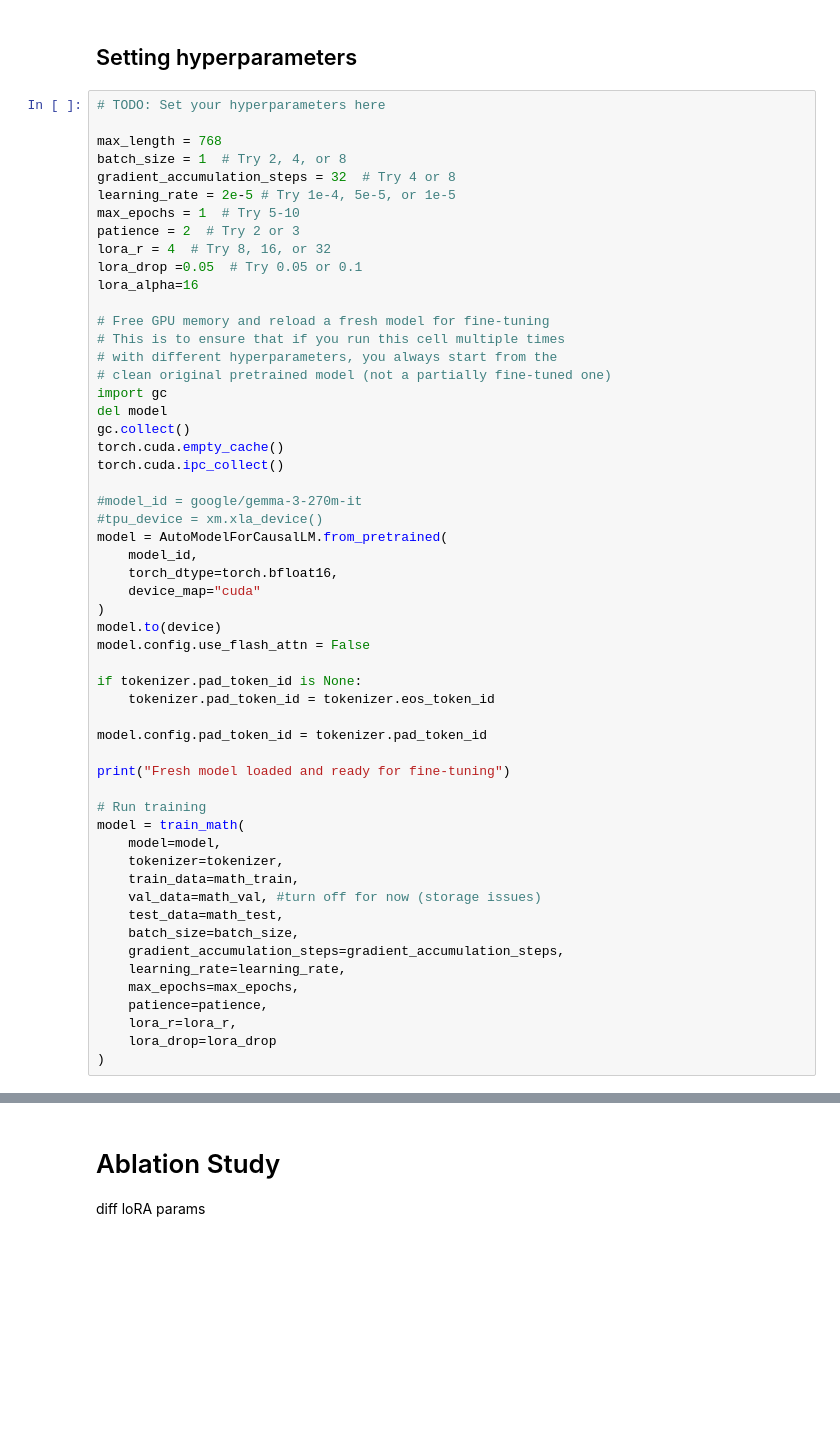
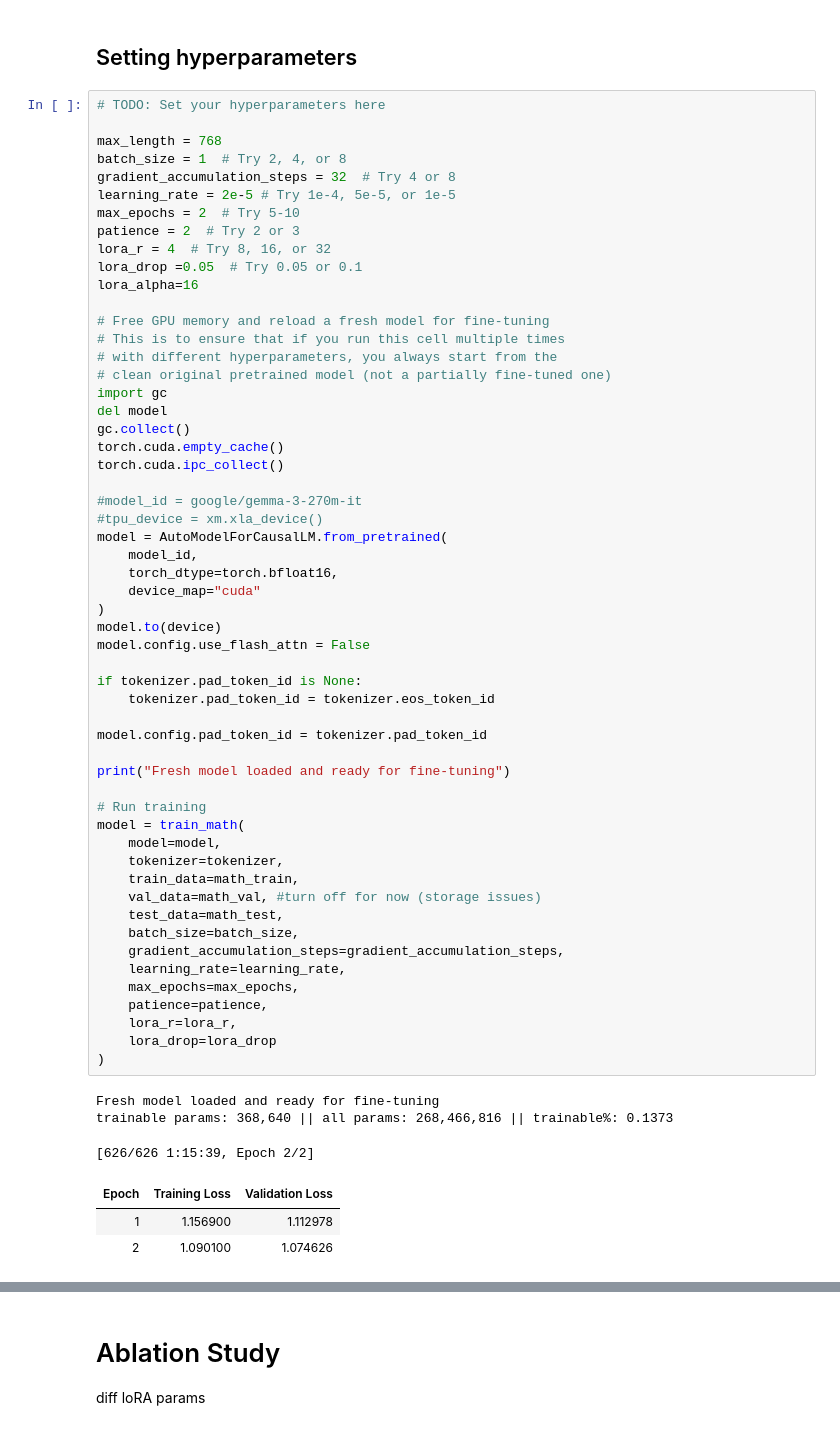
Before and after one commit to eva163x/gemma3-fine-tuning, a Jupyter notebook: Gemma3_v2.ipynb, the cells around one changed output, grey strips where cells are left out. Drawn from its saved outputs; the diff is of its cells as text; blank space fills up the shorter version.

Commit message:
fully trained model v1

```diff
--- a/Gemma3_v2.ipynb
+++ b/Gemma3_v2.ipynb
@@ -889,7 +1058,7 @@ max_length = 768
 batch_size = 1  # Try 2, 4, or 8
 gradient_accumulation_steps = 32  # Try 4 or 8
 learning_rate = 2e-5 # Try 1e-4, 5e-5, or 1e-5
-max_epochs = 1  # Try 5-10
+max_epochs = 2  # Try 5-10
 patience = 2  # Try 2 or 3
 lora_r = 4  # Try 8, 16, or 32
 lora_drop =0.05  # Try 0.05 or 0.1
@@ -910,30 +1079,37 @@ torch.cuda.ipc_collect()
 model = AutoModelForCausalLM.from_pretrained(
     model_id,
     torch_dtype=torch.bfloat16,
     device_map="cuda"
 )
 model.to(device)
 model.config.use_flash_attn = False
 
 if tokenizer.pad_token_id is None:
     tokenizer.pad_token_id = tokenizer.eos_token_id
 
 model.config.pad_token_id = tokenizer.pad_token_id
 
 print("Fresh model loaded and ready for fine-tuning")
 
 # Run training
 model = train_math(
     model=model,
     tokenizer=tokenizer,
     train_data=math_train,
     val_data=math_val, #turn off for now (storage issues)
     test_data=math_test,
     batch_size=batch_size,
     gradient_accumulation_steps=gradient_accumulation_steps,
     learning_rate=learning_rate,
     max_epochs=max_epochs,
     patience=patience,
     lora_r=lora_r,
     lora_drop=lora_drop
 )
+# %% [output]
+Fresh model loaded and ready for fine-tuning
+trainable params: 368,640 || all params: 268,466,816 || trainable%: 0.1373
+[626/626 1:15:39, Epoch 2/2]
+| Epoch | Training Loss | Validation Loss |
+| 1 | 1.156900 | 1.112978 |
+| 2 | 1.090100 | 1.074626 |
```
Also changed, not shown: parts of 8 cells of this notebook.
